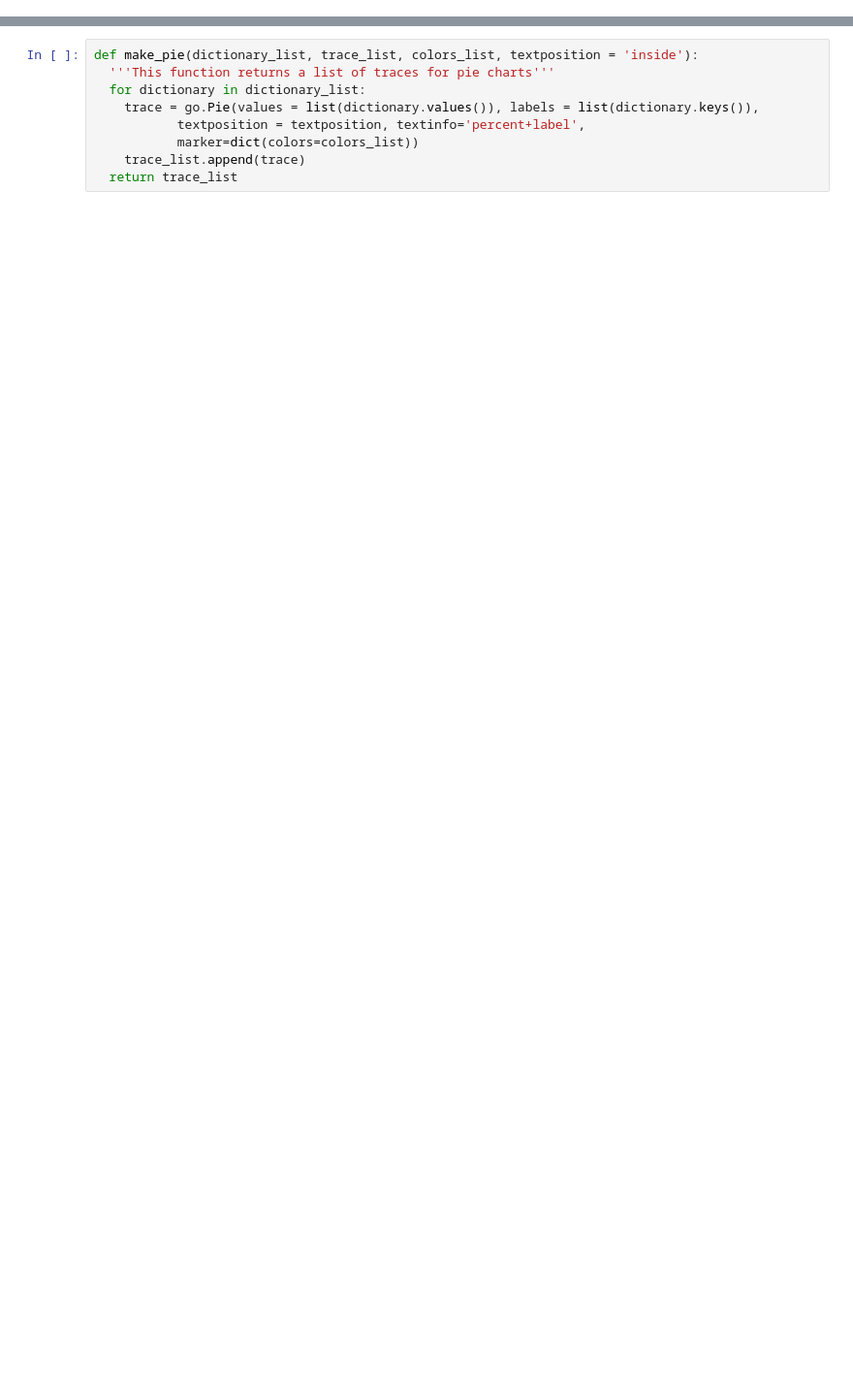
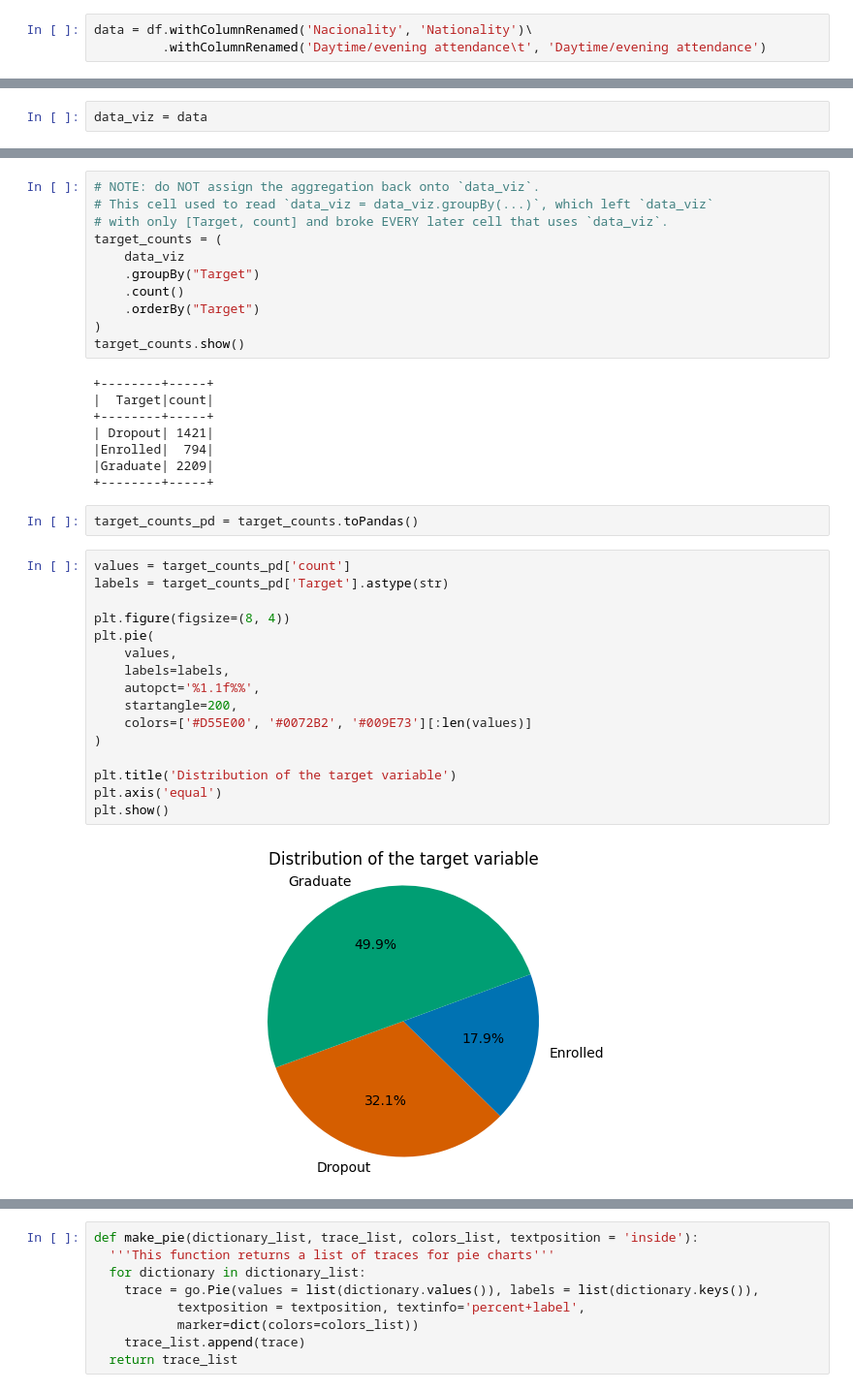
Before and after one commit to Soukthavilay/lightGBM-student-prediction, a Jupyter notebook: Student_Perfor.ipynb, the cells around one changed output, grey strips where cells are left out. Shown at 97% size. Drawn from its saved outputs; the diff is of its cells as text; blank space fills up the shorter version.

```diff
--- a/Student_Perfor.ipynb
+++ b/Student_Perfor.ipynb
@@ -202,0 +199,3 @@ def get_dictionaries(category_list, dfcolumn_name, target_col, dictionary_list):
+# %%
+data = df.withColumnRenamed('Nacionality', 'Nationality')\
+         .withColumnRenamed('Daytime/evening attendance\t', 'Daytime/evening attendance')
@@ -202,0 +258,2 @@ def get_dictionaries(category_list, dfcolumn_name, target_col, dictionary_list):
+# %%
+data_viz = data
@@ -202,0 +282,39 @@ def get_dictionaries(category_list, dfcolumn_name, target_col, dictionary_list):
+# %%
+# NOTE: do NOT assign the aggregation back onto `data_viz`.
+# This cell used to read `data_viz = data_viz.groupBy(...)`, which left `data_viz`
+# with only [Target, count] and broke EVERY later cell that uses `data_viz`.
+target_counts = (
+    data_viz
+    .groupBy("Target")
+    .count()
+    .orderBy("Target")
+)
+target_counts.show()
+# %% [output]
++--------+-----+
+|  Target|count|
++--------+-----+
+| Dropout| 1421|
+|Enrolled|  794|
+|Graduate| 2209|
++--------+-----+
+# %%
+target_counts_pd = target_counts.toPandas()
+# %%
+values = target_counts_pd['count']
+labels = target_counts_pd['Target'].astype(str)
+
+plt.figure(figsize=(8, 4))
+plt.pie(
+    values,
+    labels=labels,
+    autopct='%1.1f%%',
+    startangle=200,
+    colors=['#D55E00', '#0072B2', '#009E73'][:len(values)]
+)
+
+plt.title('Distribution of the target variable')
+plt.axis('equal')
+plt.show()
+# %% [output]
+[figure, added]
```
Also changed, not shown: parts of 189 cells of this notebook, 4 other files.
